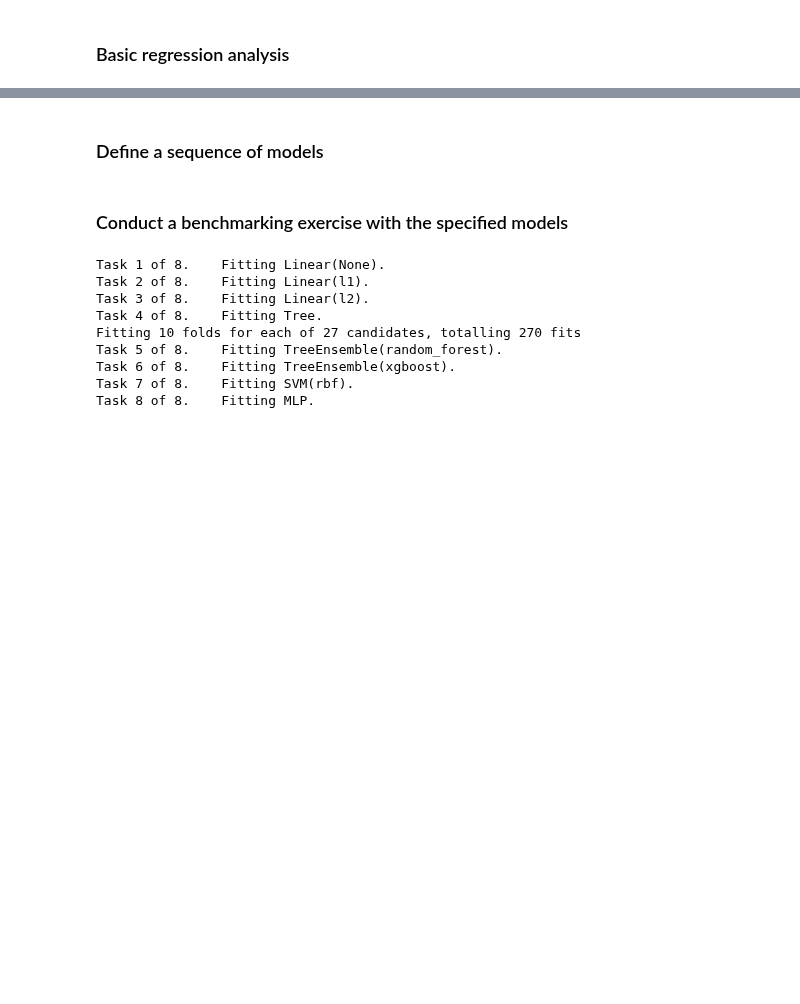
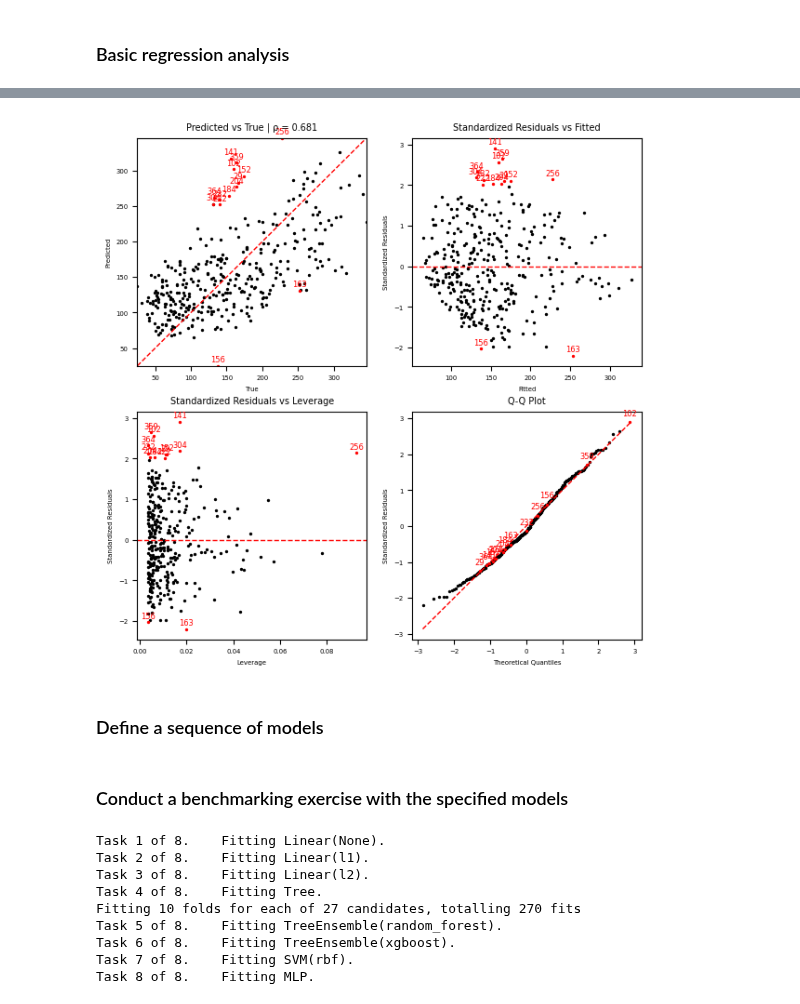
Before and after one commit to ajy25/TabularMagic, a Jupyter notebook: demo/simple_regression_demo.ipynb, the cells around one changed output, grey strips where cells are left out. Cells and saved outputs as stored; diff of their text form; code cells hidden in the pictures; blank space fills up the shorter version.

```diff
--- a/demo/simple_regression_demo.ipynb
+++ b/demo/simple_regression_demo.ipynb
@@ -41,3 +67,11 @@ train_report.plot_diagnostics()
+# %%
+tm.reset_working_dfs()
+tm.drop_train_examples(train_report.get_outlier_indices())
+tm.set_working_df_checkpoint('drop_checkpoint')
+train_report, test_report = tm.lm_rlike('target ~ bmi + bp + bp * bmi', inverse_scale_y=True)
+display(train_report.plot_diagnostics(show_outliers=True))
+# %% [output]
+[figure, added]
 # %% [markdown]
 ### Define a sequence of models
 # %%
```
Also changed, not shown: parts of 2 cells of this notebook, 7 other files.
